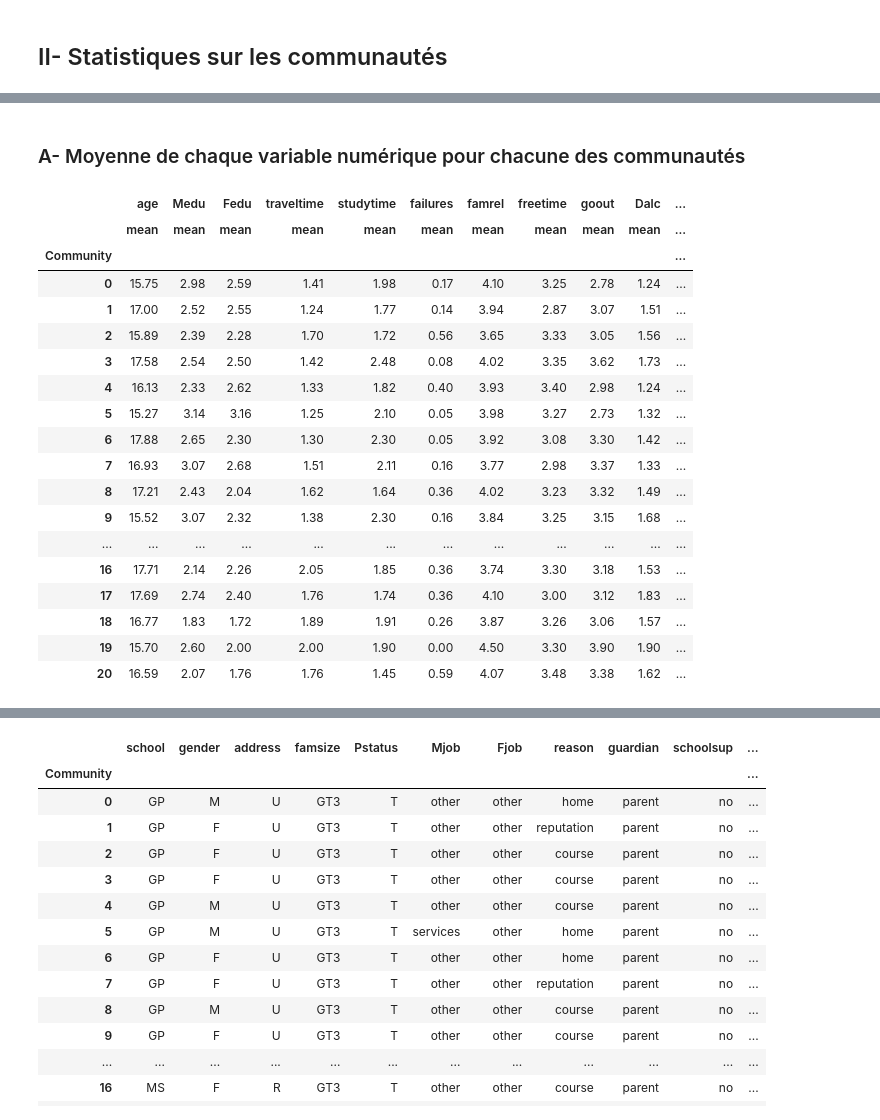
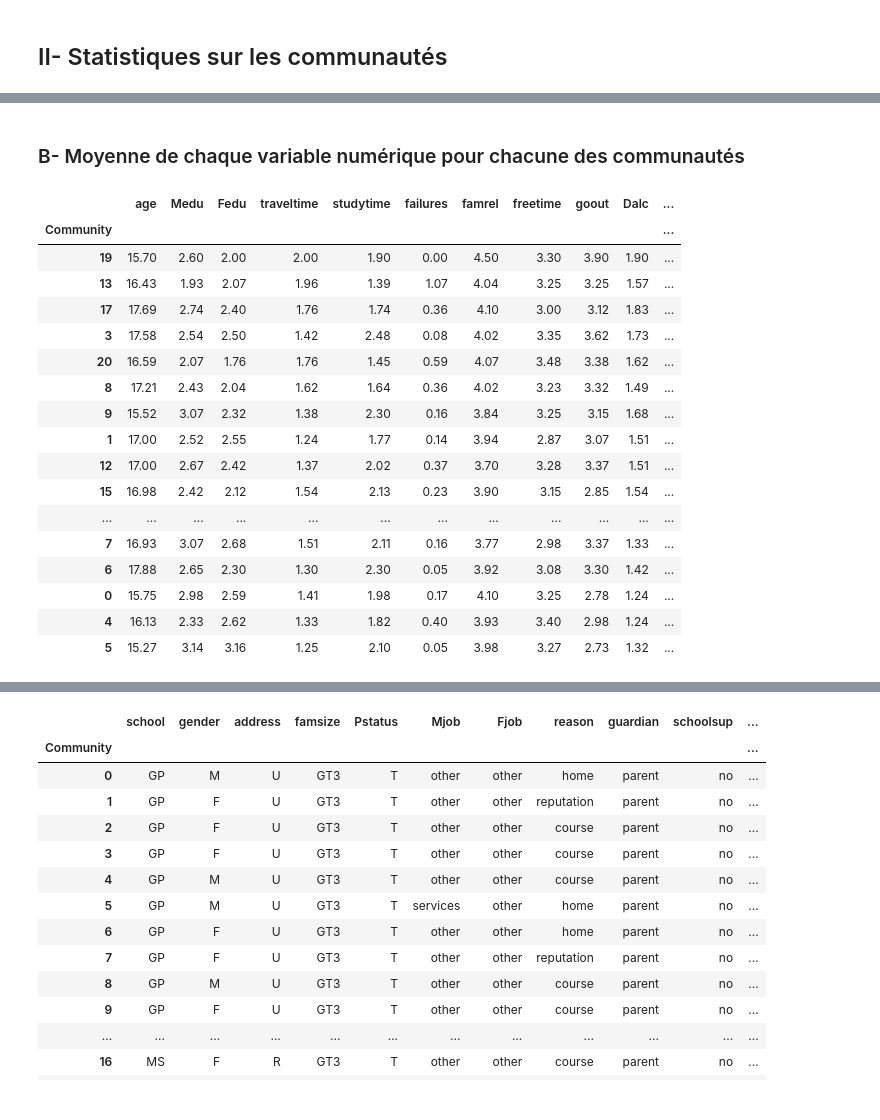
Before and after one commit to Cyrlyo/Alcohol_Students, a Jupyter notebook: Notebook/statitics.ipynb, the cells around one changed output, grey strips where cells are left out. Saved outputs shown, nothing was run; the diff lists cells and outputs as text; code cells hidden in the pictures.

```diff
--- a/Notebook/statitics.ipynb
+++ b/Notebook/statitics.ipynb
@@ -185,30 +205,9 @@ plt.show()
 # %% [markdown]
-### A- Moyenne de chaque variable numérique pour chacune des communautés
+### B- Moyenne de chaque variable numérique pour chacune des communautés
 # %%
 random_grouped_df = random.drop(columns=random_non_numeric_cols).groupby('Community')
 random_stats = random_grouped_df.agg(['mean']).round(2)
+random_stats.columns = random_stats.columns.droplevel(1)
-# %%
-random_stats
-# %% [output]
-|  | age | Medu | Fedu | traveltime | studytime | failures | famrel | freetime | goout | Dalc | ... |
-|  | mean | mean | mean | mean | mean | mean | mean | mean | mean | mean | ... |
-| Community |  |  |  |  |  |  |  |  |  |  | ... |
-| 0 | 15.75 | 2.98 | 2.59 | 1.41 | 1.98 | 0.17 | 4.10 | 3.25 | 2.78 | 1.24 | ... |
-| 1 | 17.00 | 2.52 | 2.55 | 1.24 | 1.77 | 0.14 | 3.94 | 2.87 | 3.07 | 1.51 | ... |
-| 2 | 15.89 | 2.39 | 2.28 | 1.70 | 1.72 | 0.56 | 3.65 | 3.33 | 3.05 | 1.56 | ... |
-| 3 | 17.58 | 2.54 | 2.50 | 1.42 | 2.48 | 0.08 | 4.02 | 3.35 | 3.62 | 1.73 | ... |
-| 4 | 16.13 | 2.33 | 2.62 | 1.33 | 1.82 | 0.40 | 3.93 | 3.40 | 2.98 | 1.24 | ... |
-| 5 | 15.27 | 3.14 | 3.16 | 1.25 | 2.10 | 0.05 | 3.98 | 3.27 | 2.73 | 1.32 | ... |
-| 6 | 17.88 | 2.65 | 2.30 | 1.30 | 2.30 | 0.05 | 3.92 | 3.08 | 3.30 | 1.42 | ... |
-| 7 | 16.93 | 3.07 | 2.68 | 1.51 | 2.11 | 0.16 | 3.77 | 2.98 | 3.37 | 1.33 | ... |
-| 8 | 17.21 | 2.43 | 2.04 | 1.62 | 1.64 | 0.36 | 4.02 | 3.23 | 3.32 | 1.49 | ... |
-| 9 | 15.52 | 3.07 | 2.32 | 1.38 | 2.30 | 0.16 | 3.84 | 3.25 | 3.15 | 1.68 | ... |
-| ... | ... | ... | ... | ... | ... | ... | ... | ... | ... | ... | ... |
-| 16 | 17.71 | 2.14 | 2.26 | 2.05 | 1.85 | 0.36 | 3.74 | 3.30 | 3.18 | 1.53 | ... |
-| 17 | 17.69 | 2.74 | 2.40 | 1.76 | 1.74 | 0.36 | 4.10 | 3.00 | 3.12 | 1.83 | ... |
-| 18 | 16.77 | 1.83 | 1.72 | 1.89 | 1.91 | 0.26 | 3.87 | 3.26 | 3.06 | 1.57 | ... |
-| 19 | 15.70 | 2.60 | 2.00 | 2.00 | 1.90 | 0.00 | 4.50 | 3.30 | 3.90 | 1.90 | ... |
-| 20 | 16.59 | 2.07 | 1.76 | 1.76 | 1.45 | 0.59 | 4.07 | 3.48 | 3.38 | 1.62 | ... |
 # %%
 xgb_grouped_df = xgb.drop(columns=xgb_non_numeric_cols).groupby('Community')
 xgb_stats = xgb_grouped_df.agg(['mean']).round(2)
@@ -215 +215,22 @@ xgb_stats = xgb_grouped_df.agg(['mean']).round(2)
+# %%
+random_stats.sort_values("alc", ascending=False)
+# %% [output]
+|  | age | Medu | Fedu | traveltime | studytime | failures | famrel | freetime | goout | Dalc | ... |
+| Community |  |  |  |  |  |  |  |  |  |  | ... |
+| 19 | 15.70 | 2.60 | 2.00 | 2.00 | 1.90 | 0.00 | 4.50 | 3.30 | 3.90 | 1.90 | ... |
+| 13 | 16.43 | 1.93 | 2.07 | 1.96 | 1.39 | 1.07 | 4.04 | 3.25 | 3.25 | 1.57 | ... |
+| 17 | 17.69 | 2.74 | 2.40 | 1.76 | 1.74 | 0.36 | 4.10 | 3.00 | 3.12 | 1.83 | ... |
+| 3 | 17.58 | 2.54 | 2.50 | 1.42 | 2.48 | 0.08 | 4.02 | 3.35 | 3.62 | 1.73 | ... |
+| 20 | 16.59 | 2.07 | 1.76 | 1.76 | 1.45 | 0.59 | 4.07 | 3.48 | 3.38 | 1.62 | ... |
+| 8 | 17.21 | 2.43 | 2.04 | 1.62 | 1.64 | 0.36 | 4.02 | 3.23 | 3.32 | 1.49 | ... |
+| 9 | 15.52 | 3.07 | 2.32 | 1.38 | 2.30 | 0.16 | 3.84 | 3.25 | 3.15 | 1.68 | ... |
+| 1 | 17.00 | 2.52 | 2.55 | 1.24 | 1.77 | 0.14 | 3.94 | 2.87 | 3.07 | 1.51 | ... |
+| 12 | 17.00 | 2.67 | 2.42 | 1.37 | 2.02 | 0.37 | 3.70 | 3.28 | 3.37 | 1.51 | ... |
+| 15 | 16.98 | 2.42 | 2.12 | 1.54 | 2.13 | 0.23 | 3.90 | 3.15 | 2.85 | 1.54 | ... |
+| ... | ... | ... | ... | ... | ... | ... | ... | ... | ... | ... | ... |
+| 7 | 16.93 | 3.07 | 2.68 | 1.51 | 2.11 | 0.16 | 3.77 | 2.98 | 3.37 | 1.33 | ... |
+| 6 | 17.88 | 2.65 | 2.30 | 1.30 | 2.30 | 0.05 | 3.92 | 3.08 | 3.30 | 1.42 | ... |
+| 0 | 15.75 | 2.98 | 2.59 | 1.41 | 1.98 | 0.17 | 4.10 | 3.25 | 2.78 | 1.24 | ... |
+| 4 | 16.13 | 2.33 | 2.62 | 1.33 | 1.82 | 0.40 | 3.93 | 3.40 | 2.98 | 1.24 | ... |
+| 5 | 15.27 | 3.14 | 3.16 | 1.25 | 2.10 | 0.05 | 3.98 | 3.27 | 2.73 | 1.32 | ... |
 # %%
```
Also changed, not shown: parts of 24 cells of this notebook.
